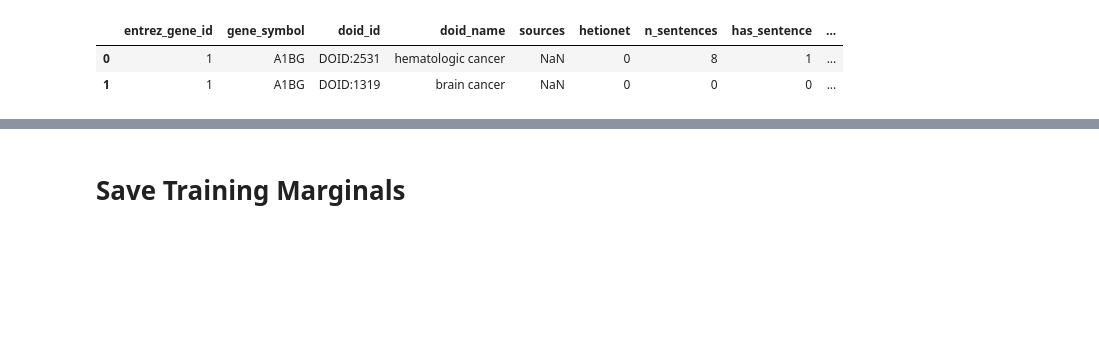
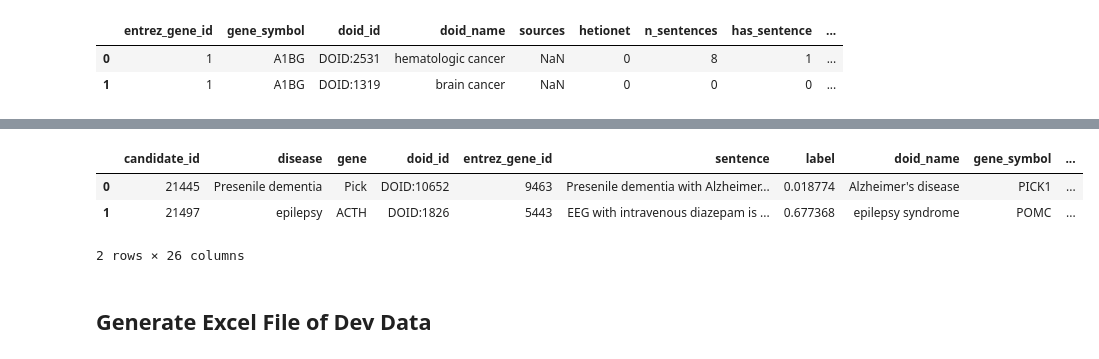
Before and after one commit to greenelab/snorkeling, a Jupyter notebook: All_Relationships/3.model-label-functions.ipynb, the cells around one changed output, grey strips where cells are left out. Drawn from its saved outputs; the diff is of its cells as text; code cells hidden in the pictures; blank space fills up the shorter version.

```diff
--- a/All_Relationships/3.model-label-functions.ipynb
+++ b/All_Relationships/3.model-label-functions.ipynb
@@ -260,3 +348,30 @@ c.labels
+# %%
+def make_sentence_df(lf_matrix, marginals, pair_df):
+    rows = list()
+    for i in tqdm.tqdm(range(lf_matrix.shape[0])):
+        row = OrderedDict()
+        candidate = lf_matrix.get_candidate(session, i)
+        row['candidate_id'] = candidate.id
+        row['disease'] = candidate[0].get_span()
+        row['gene'] = candidate[1].get_span()
+        row['doid_id'] = candidate.Disease_cid
+        row['entrez_gene_id'] = candidate.Gene_cid
+        row['sentence'] = candidate.get_parent().text
+        row['label'] = marginals[i]
+        rows.append(row)
+    sentence_df = pd.DataFrame(rows)
+    sentence_df['entrez_gene_id'] = sentence_df.entrez_gene_id.astype(int)
+    sentence_df = pd.merge(
+        sentence_df,
+        pair_df[["doid_id", "entrez_gene_id", "doid_name", "gene_symbol"]],
+        on=["doid_id", "entrez_gene_id"],
+        how="left"
+    )
+    sentence_df = pd.concat([
+        sentence_df,
+        pd.DataFrame(lf_matrix.todense(), columns=list(LFS))
+    ], axis='columns')
+    return sentence_df
 # %%
 pair_df = pd.read_csv("data/disease-gene-pairs-association.csv.xz", compression='xz')
 pair_df.head(2)
@@ -313,0 +382,8 @@ sentence_df.tail()
+# %%
+train_sentence_df = make_sentence_df(L_train, train_marginals, pair_df)
+train_sentence_df.head(2)
+# %% [output]
+|  | candidate_id | disease | gene | doid_id | entrez_gene_id | sentence | label | doid_name | gene_symbol | ... |
+| 0 | 21445 | Presenile dementia | Pick | DOID:10652 | 9463 | Presenile dementia with Alzheimer... | 0.018774 | Alzheimer's disease | PICK1 | ... |
+| 1 | 21497 | epilepsy | ACTH | DOID:1826 | 5443 | EEG with intravenous diazepam is ... | 0.677368 | epilepsy syndrome | POMC | ... |
+2 rows × 26 columns
@@ -313,0 +399,2 @@ sentence_df.tail()
+# %% [markdown]
+## Generate Excel File of Dev Data
@@ -321,5 +411,3 @@ if writer.engine == 'xlsxwriter':
     for sheet in writer.sheets.values():
         sheet.freeze_panes(1, 0)
 writer.close()
-# %% [markdown]
-# Save Training Marginals
```
Also changed, not shown: parts of 69 cells of this notebook, 2 other files.
